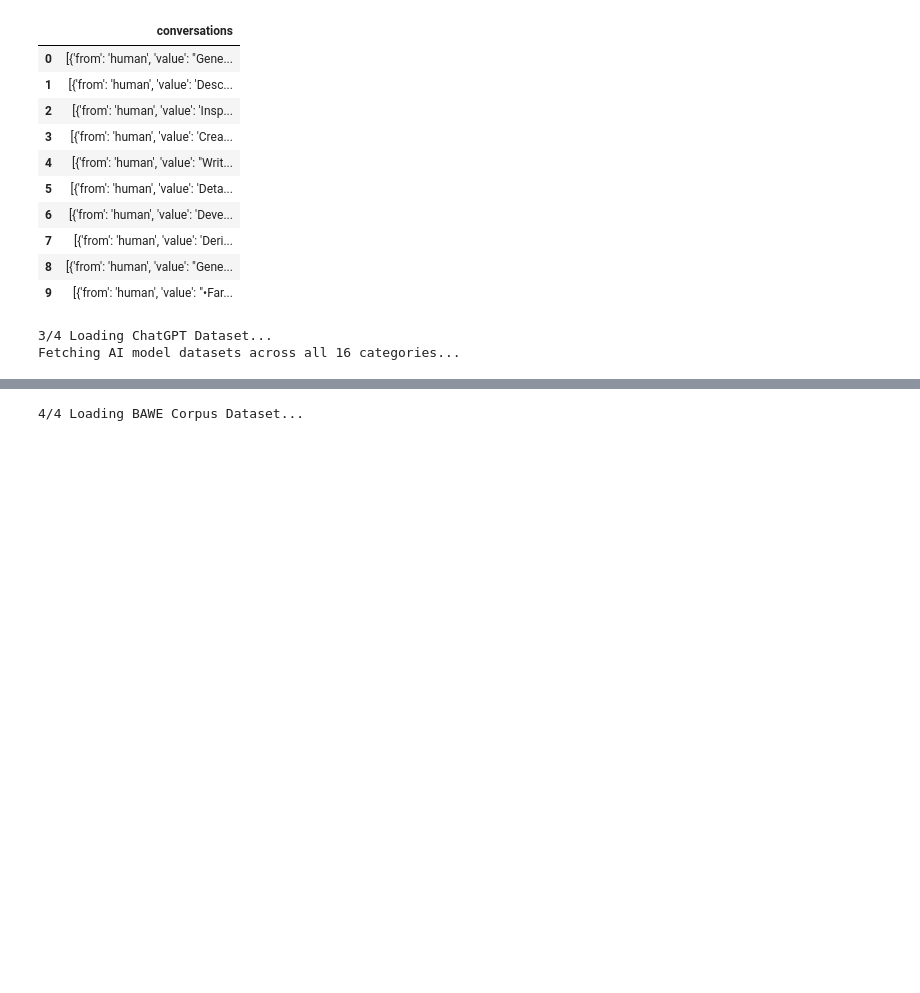
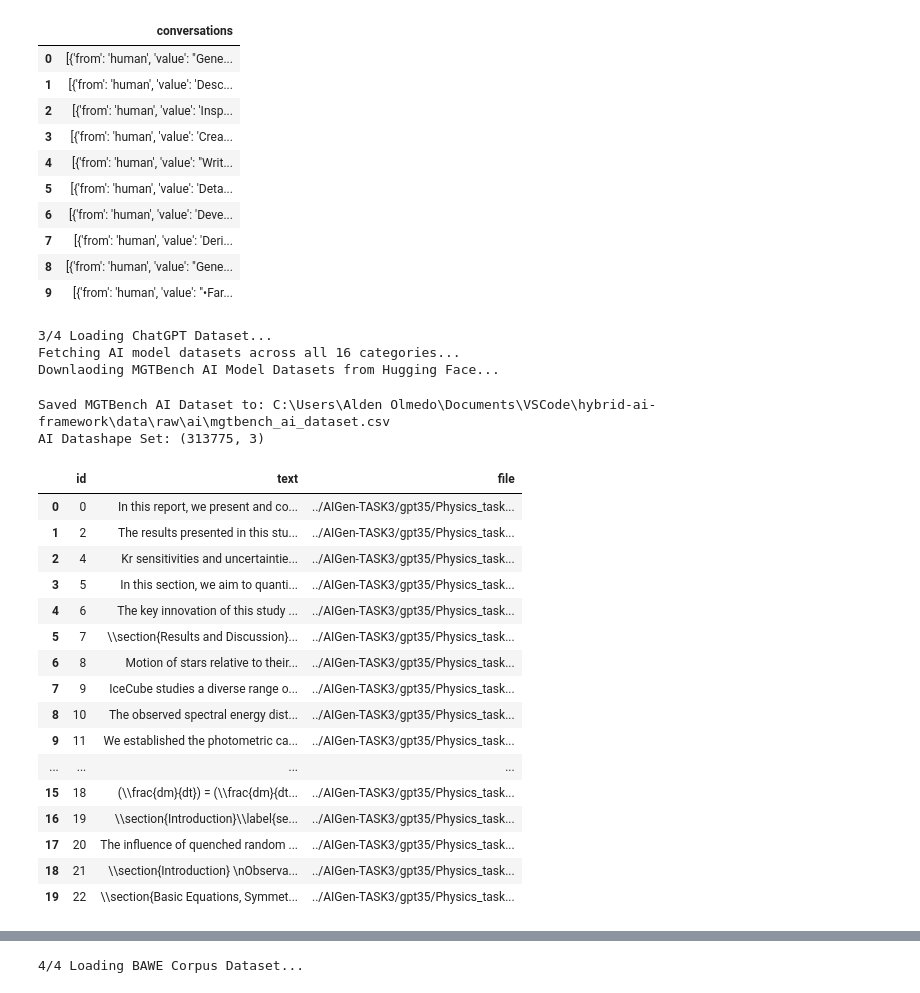
Before and after one commit to n4t5Uuu/Hybrid-AI-Text-Detector, a Jupyter notebook: src/notebooks/data_ingestion.ipynb, the cells around one changed output, grey strips where cells are left out. Drawn from its saved outputs; the diff is of its cells as text; code cells hidden in the pictures; blank space fills up the shorter version.

Commit message:
updated the code for the ingesting of MGTBench AI and Human Dataset

```diff
--- a/src/notebooks/data_ingestion.ipynb
+++ b/src/notebooks/data_ingestion.ipynb
@@ -166,34 +166,64 @@ TOPIC_MAPPING = {
     'Economy': 'Social_sciences', 'Management': 'Social_sciences', 'Education': 'Social_sciences'
 }
 
-AI_MODELS = ['gpt35_new', 'gpt-4omini_new', 'Llama3_new', 'Mixtral_new', 'Moonshot_new']
+# Will only include these models of MGTBench since the scope is only ChatGPT, Claude and Gemini
+AI_MODELS = ['gpt35_new', 'gpt-4omini_new']
 
-all_data = []
+# File paths for the AI and Human Datasets
+mgtbench_ai_path = RAW_AI_DIR/"mgtbench_ai_dataset.csv"
+mgtbench_human_path = RAW_HUMAN_DIR/"mgtbench_human_dataset.csv"
 # %%
 print("3/4 Loading ChatGPT Dataset...")
 
 print("Fetching AI model datasets across all 16 categories...")
 
-# Ingest the AI Models
-for model in tqdm(AI_MODELS, desc="AI Models"):
-    clean_model_name = model.replace('_new', '')
-    for category in CATEGORIES:
-        file_path = f"datasets/AITextDetect/AI_Polish_clean/{model}/{category}_task3.json"
+if not mgtbench_ai_path.exists():
+    all_ai_data = []
+    print("Downlaoding MGTBench AI Model Datasets from Hugging Face...")
 
-        if fs.exists(file_path):
-            try:
-                df = pd.read_json(f"hf://{file_path}")
-                df['label'] = 1 # 1 means it's AI-generated / polished
-                df['model'] = clean_model_name
-                df['category'] = category
-                df['topic'] = TOPIC_MAPPING.get(category, 'Other')
+    for model in tqdm(AI_MODELS, desc="AI Models"):
+        for cat in CATEGORIES:
+            file_path = f"datasets/AITextDetect/AI_Polish_clean/{model}/{cat}_task3.json"
 
-                all_data.append(df[['text', 'label', 'model', 'category', 'topic']])
-            except Exception as e:
-                print(f"Error loading {file_path}: {e}")
+            if fs.exists(file_path):
+                try:
+                    df = pd.read_json(f"hf://{file_path}")
+                    all_ai_data.append(df)
+                except Exception as e:
+                    print(f"Error loading {file_path}: {e}")
 
-print("Finished Ingesting the AI Models")
+    # Combines and save row AI dataset to its respective folder
+    df_mgtbench_ai = pd.concat(all_ai_data, ignore_index=True)
+    df_mgtbench_ai.to_csv(mgtbench_ai_path, index=False, encoding="utf-8")
+
+    print(f"Saved MGTBench AI Dataset to: {mgtbench_ai_path.resolve()}")
+else:
+    df_mgtbench_ai = pd.read_csv(mgtbench_ai_path)
+    print(f"Saved MGTBench AI Dataset to: {mgtbench_ai_path.resolve()}")
+
+print(f"AI Datashape Set: {df_mgtbench_ai.shape}")
+display(df_mgtbench_ai.head(20))
 # %% [output]
 3/4 Loading ChatGPT Dataset...
 Fetching AI model datasets across all 16 categories...
+Downlaoding MGTBench AI Model Datasets from Hugging Face...
+Saved MGTBench AI Dataset to: C:\Users\Alden Olmedo\Documents\VSCode\hybrid-ai-framework\data\raw\ai\mgtbench_ai_dataset.csv
+AI Datashape Set: (313775, 3)
+|  | id | text | file |
+| 0 | 0 | In this report, we present and co... | ../AIGen-TASK3/gpt35/Physics_task... |
+| 1 | 2 | The results presented in this stu... | ../AIGen-TASK3/gpt35/Physics_task... |
+| 2 | 4 | Kr sensitivities and uncertaintie... | ../AIGen-TASK3/gpt35/Physics_task... |
+| 3 | 5 | In this section, we aim to quanti... | ../AIGen-TASK3/gpt35/Physics_task... |
+| 4 | 6 | The key innovation of this study ... | ../AIGen-TASK3/gpt35/Physics_task... |
+| 5 | 7 | \\section{Results and Discussion}... | ../AIGen-TASK3/gpt35/Physics_task... |
+| 6 | 8 | Motion of stars relative to their... | ../AIGen-TASK3/gpt35/Physics_task... |
+| 7 | 9 | IceCube studies a diverse range o... | ../AIGen-TASK3/gpt35/Physics_task... |
+| 8 | 10 | The observed spectral energy dist... | ../AIGen-TASK3/gpt35/Physics_task... |
+| 9 | 11 | We established the photometric ca... | ../AIGen-TASK3/gpt35/Physics_task... |
+| ... | ... | ... | ... |
+| 15 | 18 | (\\frac{dm}{dt}) = (\\frac{dm}{dt... | ../AIGen-TASK3/gpt35/Physics_task... |
+| 16 | 19 | \\section{Introduction}\\label{se... | ../AIGen-TASK3/gpt35/Physics_task... |
+| 17 | 20 | The influence of quenched random ... | ../AIGen-TASK3/gpt35/Physics_task... |
+| 18 | 21 | \\section{Introduction} \nObserva... | ../AIGen-TASK3/gpt35/Physics_task... |
+| 19 | 22 | \\section{Basic Equations, Symmet... | ../AIGen-TASK3/gpt35/Physics_task... |
 # %%
```
Also changed, not shown: parts of 4 cells of this notebook.
